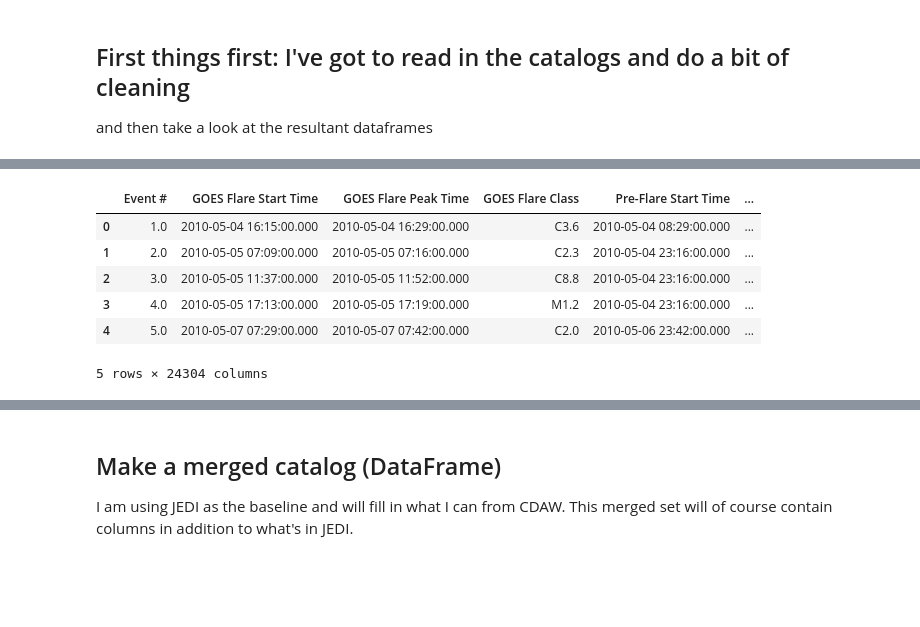
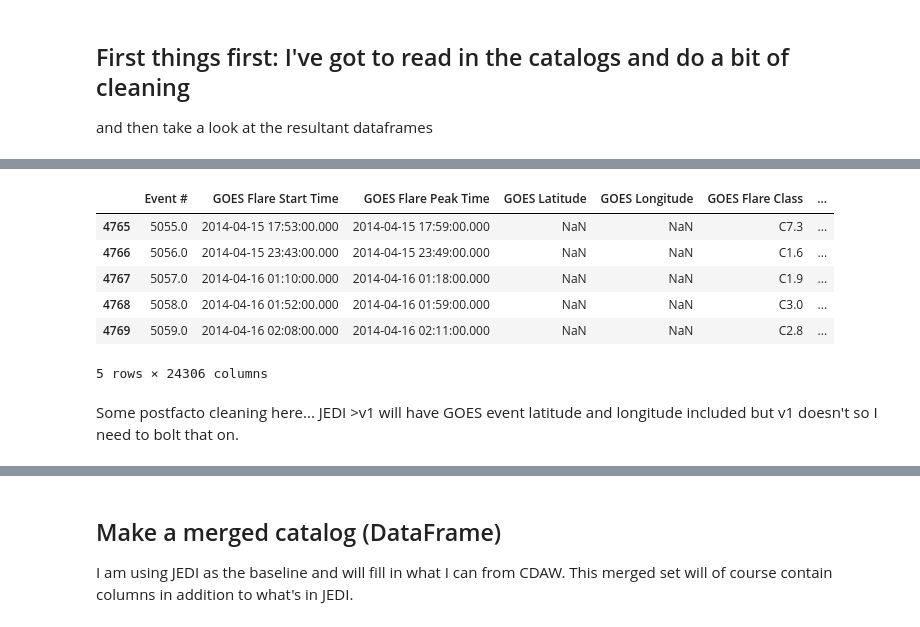
Before and after one commit to jmason86/James-s-EVE-Dimming-Index-JEDI, a Jupyter notebook: explore/explore_jedi_cdaw.ipynb, the cells around one changed output, grey strips where cells are left out. Saved outputs shown, nothing was run; the diff lists cells and outputs as text; code cells hidden in the pictures; blank space fills up the shorter version.

```diff
--- a/explore/explore_jedi_cdaw.ipynb
+++ b/explore/explore_jedi_cdaw.ipynb
@@ -45,10 +45,12 @@ cdaw.head()
 # %%
-jedi.head()
+jedi.tail()
 # %% [output]
-|  | Event # | GOES Flare Start Time | GOES Flare Peak Time | GOES Flare Class | Pre-Flare Start Time | ... |
-| 0 | 1.0 | 2010-05-04 16:15:00.000 | 2010-05-04 16:29:00.000 | C3.6 | 2010-05-04 08:29:00.000 | ... |
-| 1 | 2.0 | 2010-05-05 07:09:00.000 | 2010-05-05 07:16:00.000 | C2.3 | 2010-05-04 23:16:00.000 | ... |
-| 2 | 3.0 | 2010-05-05 11:37:00.000 | 2010-05-05 11:52:00.000 | C8.8 | 2010-05-04 23:16:00.000 | ... |
-| 3 | 4.0 | 2010-05-05 17:13:00.000 | 2010-05-05 17:19:00.000 | M1.2 | 2010-05-04 23:16:00.000 | ... |
-| 4 | 5.0 | 2010-05-07 07:29:00.000 | 2010-05-07 07:42:00.000 | C2.0 | 2010-05-06 23:42:00.000 | ... |
+|  | Event # | GOES Flare Start Time | GOES Flare Peak Time | GOES Latitude | GOES Longitude | GOES Flare Class | ... |
+| 4765 | 5055.0 | 2014-04-15 17:53:00.000 | 2014-04-15 17:59:00.000 | NaN | NaN | C7.3 | ... |
+| 4766 | 5056.0 | 2014-04-15 23:43:00.000 | 2014-04-15 23:49:00.000 | NaN | NaN | C1.6 | ... |
+| 4767 | 5057.0 | 2014-04-16 01:10:00.000 | 2014-04-16 01:18:00.000 | NaN | NaN | C1.9 | ... |
+| 4768 | 5058.0 | 2014-04-16 01:52:00.000 | 2014-04-16 01:59:00.000 | NaN | NaN | C3.0 | ... |
+| 4769 | 5059.0 | 2014-04-16 02:08:00.000 | 2014-04-16 02:11:00.000 | NaN | NaN | C2.8 | ... |
-5 rows × 24304 columns
+5 rows × 24306 columns
+# %% [markdown]
+Some postfacto cleaning here... JEDI >v1 will have GOES event latitude and longitude included but v1 doesn't so I need to bolt that on.
```
Also changed, not shown: parts of 20 cells of this notebook.
